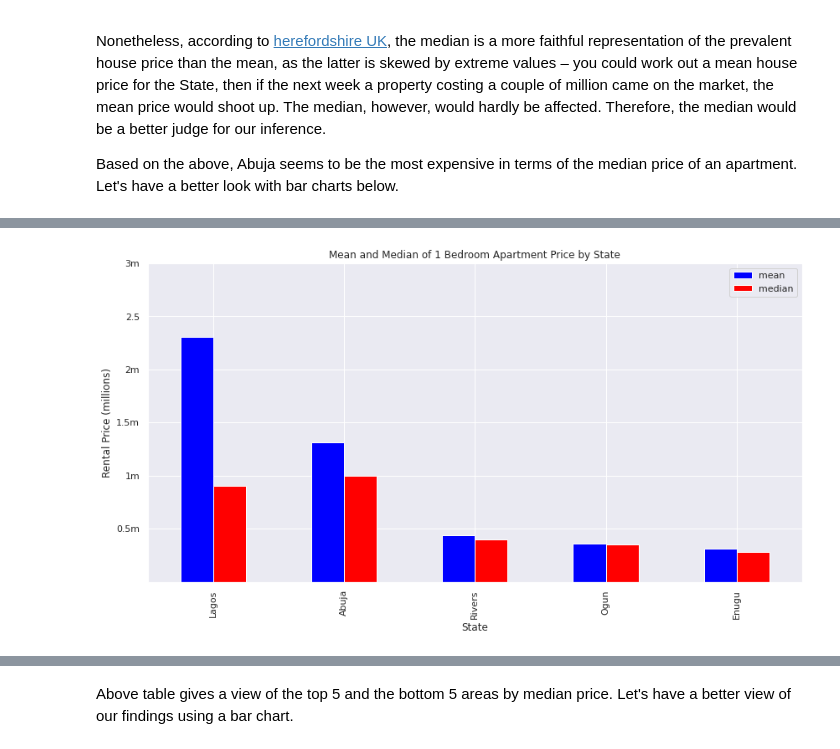
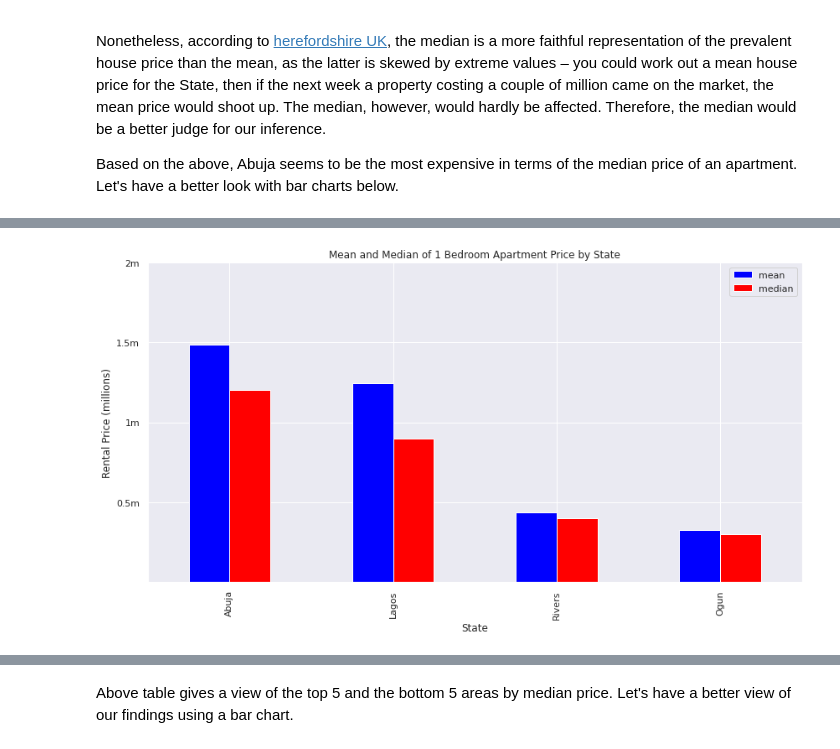
Before and after one commit to tosmartak/Data-Science-and-Machine-Learning-Projects-with-Python, a Jupyter notebook: Nigerian_State_Relocation_Guide_and_Tips.ipynb, the cells around one changed output, grey strips where cells are left out. Cells and saved outputs as stored; diff of their text form; code cells hidden in the pictures.

```diff
--- a/Nigerian_State_Relocation_Guide_and_Tips.ipynb
+++ b/Nigerian_State_Relocation_Guide_and_Tips.ipynb
@@ -817,3 +799,3 @@ Since we do not have enough records for bedrooms between 5 and 7. We will drop t
 # %%
-# Slice our dataframe to only select bedrooms from 1 - 4
-df = df[df["Bedroom"]<5]
+# Slice our dataframe to only select bedrooms from 1 - 5
+df = df[df["Bedroom"]<6]
@@ -841,0 +830,8 @@ df.groupby("State")["prop_price_NGN"].agg([np.mean,np.median,min,max])
+# %%
+import numpy as np
+# calculate summary statistics
+df_mean, df_std = np.mean(df.prop_price_NGN), np.std(df.prop_price_NGN)
+# identify outliers
+cut_off = df_std * 3
+lower, upper = df_mean - cut_off, df_mean + cut_off
+print(df_mean, df_std, cut_off, lower, upper)
@@ -841,0 +840,4 @@ df.groupby("State")["prop_price_NGN"].agg([np.mean,np.median,min,max])
+# %%
+# identify outliers
+outliers = [x for x in df.prop_price_NGN if x < lower or x > upper]
+print('Identified outliers: %d' % len(outliers), max(outliers), min(outliers))
@@ -841,0 +846,5 @@ df.groupby("State")["prop_price_NGN"].agg([np.mean,np.median,min,max])
+# %%
+# Drop the column with outliers
+df = df[~df.prop_price_NGN.isin(outliers)]
+df = df[~df.prop_price_NGN.isin([7000])] #remove row for 7000 min
+df.groupby("State")["prop_price_NGN"].agg([np.mean,np.median,min,max])
@@ -926,10 +949,10 @@ def state_by_room_plot(df, column, nrooms,
 # %%
 # Plot mean and median of 1 bedroom apartment price by State
 state_by_room_plot(df, df.Bedroom, 1,
-                   tick_val = [500000, 1000000, 1500000, 2000000, 2500000, 3000000],
-                   tick_lab = ['0.5m', '1m', '1.5m', '2m', '2.5', '3m']);
+                   tick_val = [500000, 1000000, 1500000, 2000000],
+                   tick_lab = ['0.5m', '1m', '1.5m', '2m']);
 # %% [output]
-[figure, old version]
+[figure, new version]
 # %%
 # Plot mean and median of 2 bedroom apartment price by State
 state_by_room_plot(df, df.Bedroom, 2,
```
Also changed, not shown: parts of 104 cells of this notebook.
